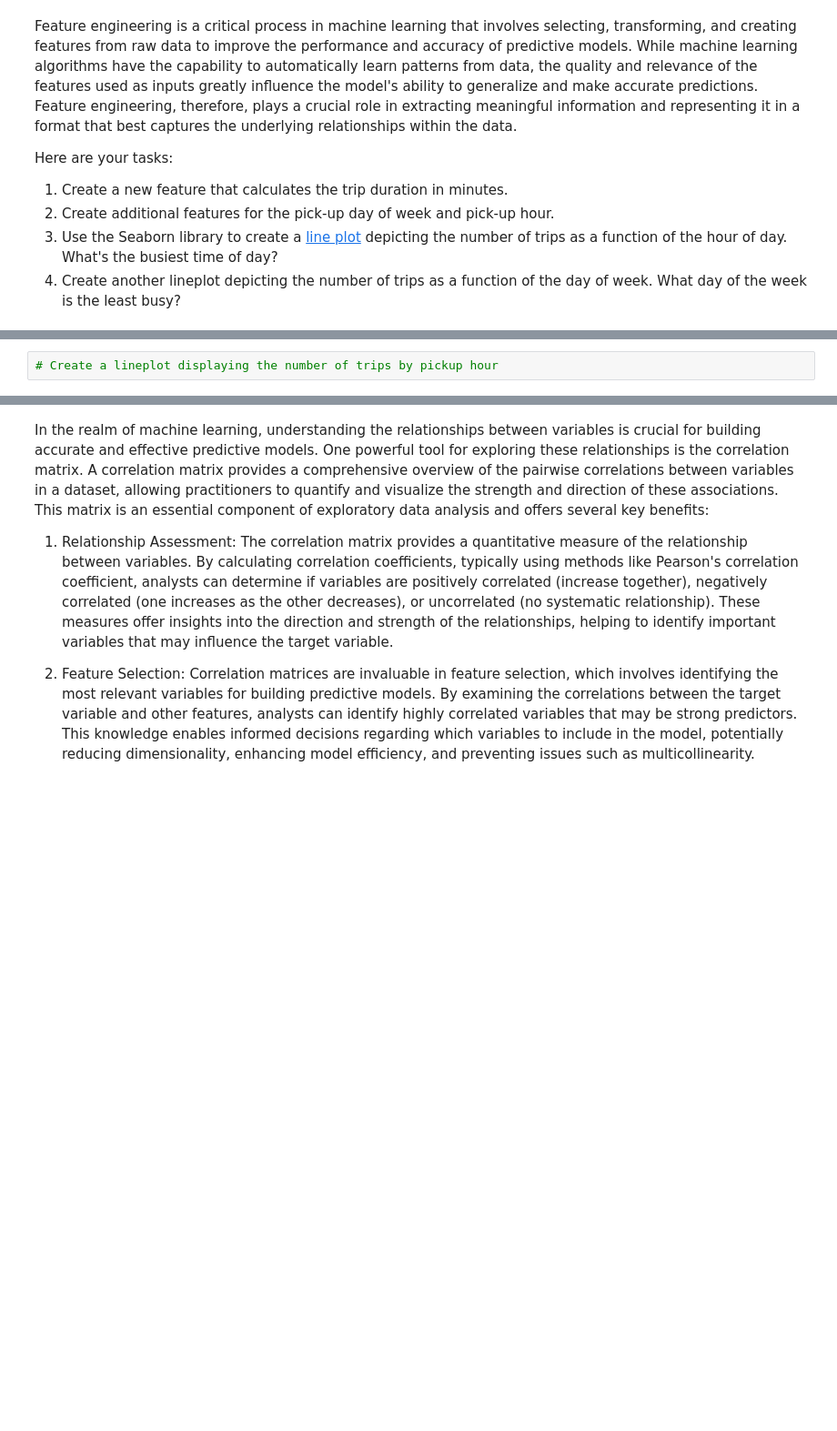
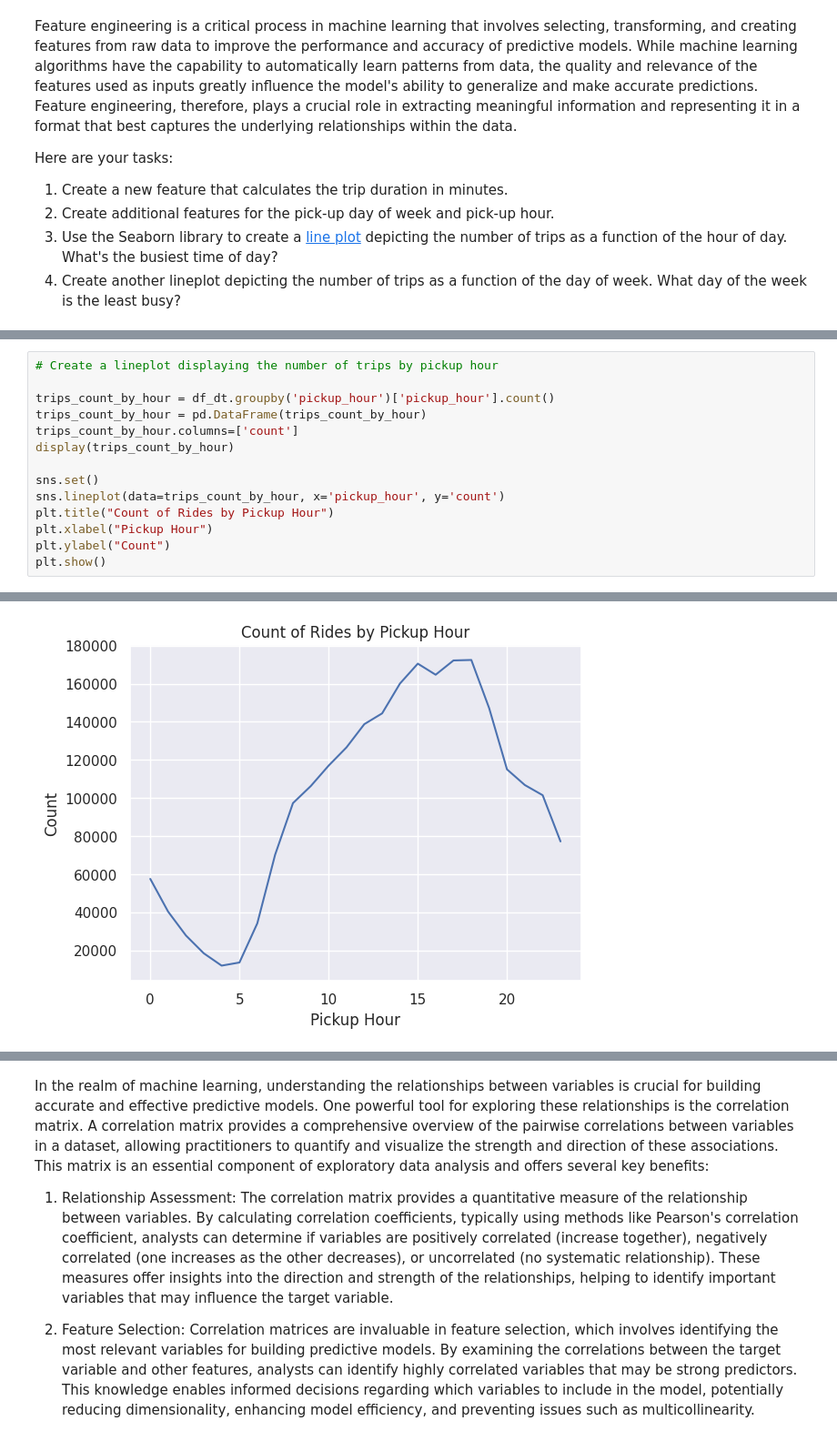
Before and after one commit to TanyaKHughes/UCSDBootcamp, a Jupyter notebook: Student_MLE_MiniProject_EDA.ipynb, the cells around one changed output, grey strips where cells are left out. Shown at 91% size. Cells and saved outputs as stored; diff of their text form; blank space fills up the shorter version.

```diff
--- a/Student_MLE_MiniProject_EDA.ipynb
+++ b/Student_MLE_MiniProject_EDA.ipynb
@@ -190,5 +244,18 @@ df[['tpep_pickup_datetime', 'pickup_day', 'pickup_day_name', 'pickup_hour']]
 | 2392426 | 2022-01-31 23:37:41 | 0 | Monday | 23 |
 | 2392427 | 2022-01-31 23:43:22 | 0 | Monday | 23 |
 2392428 rows × 4 columns
-# %%
-# Create a lineplot displaying the number of trips by pickup hour
+# %%
+# Create a lineplot displaying the number of trips by pickup hour
+
+trips_count_by_hour = df_dt.groupby('pickup_hour')['pickup_hour'].count()
+trips_count_by_hour = pd.DataFrame(trips_count_by_hour)
+trips_count_by_hour.columns=['count']
+display(trips_count_by_hour)
+
+sns.set()
+sns.lineplot(data=trips_count_by_hour, x='pickup_hour', y='count')
+plt.title("Count of Rides by Pickup Hour")
+plt.xlabel("Pickup Hour")
+plt.ylabel("Count")
+plt.show()
+# %% [output]
@@ -195,2 +280,3 @@ df[['tpep_pickup_datetime', 'pickup_day', 'pickup_day_name', 'pickup_hour']]
+[figure, added]
 # %%
 # Create a lineplot displaying the number of trips by pickup day
```
Also changed, not shown: parts of 41 cells of this notebook.
